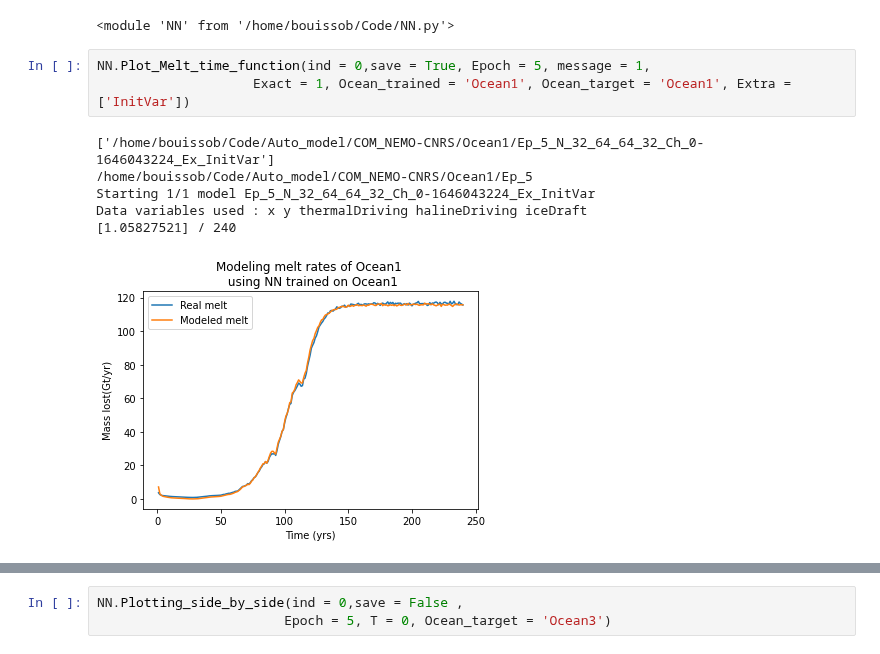
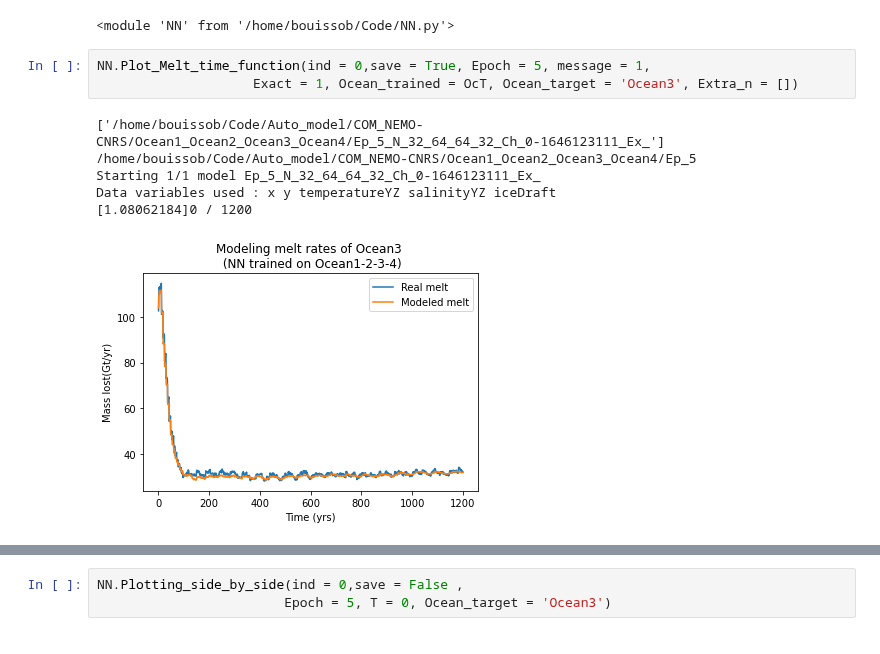
Before and after one commit to BenBouiss/NN_intern_2022, a Jupyter notebook: Class_NN_test.ipynb, the cells around one changed output, grey strips where cells are left out. Drawn from its saved outputs; the diff is of its cells as text.

```diff
--- a/Class_NN_test.ipynb
+++ b/Class_NN_test.ipynb
@@ -59,13 +59,13 @@ importlib.reload(NN)
 <module 'NN' from '/home/bouissob/Code/NN.py'>
 # %%
 NN.Plot_Melt_time_function(ind = 0,save = True, Epoch = 5, message = 1,
-                    Exact = 1, Ocean_trained = 'Ocean1', Ocean_target = 'Ocean1', Extra = ['InitVar'])
+                    Exact = 1, Ocean_trained = OcT, Ocean_target = 'Ocean3', Extra_n = [])
 # %% [output]
-['/home/bouissob/Code/Auto_model/COM_NEMO-CNRS/Ocean1/Ep_5_N_32_64_64_32_Ch_0-1646043224_Ex_InitVar']
-/home/bouissob/Code/Auto_model/COM_NEMO-CNRS/Ocean1/Ep_5
-Starting 1/1 model Ep_5_N_32_64_64_32_Ch_0-1646043224_Ex_InitVar
-Data variables used : x y thermalDriving halineDriving iceDraft
-[1.05827521] / 240
+['/home/bouissob/Code/Auto_model/COM_NEMO-CNRS/Ocean1_Ocean2_Ocean3_Ocean4/Ep_5_N_32_64_64_32_Ch_0-1646123111_Ex_']
+/home/bouissob/Code/Auto_model/COM_NEMO-CNRS/Ocean1_Ocean2_Ocean3_Ocean4/Ep_5
+Starting 1/1 model Ep_5_N_32_64_64_32_Ch_0-1646123111_Ex_
+Data variables used : x y temperatureYZ salinityYZ iceDraft
+[1.08062184]0 / 1200
-[figure, old version]
+[figure, new version]
 # %%
 NN.Plot_Melt_time_function(ind = 0,save = True, Epoch = 5, message = 1, Exact = 1,
```
Also changed, not shown: parts of 7 cells of this notebook, 31 other files.
